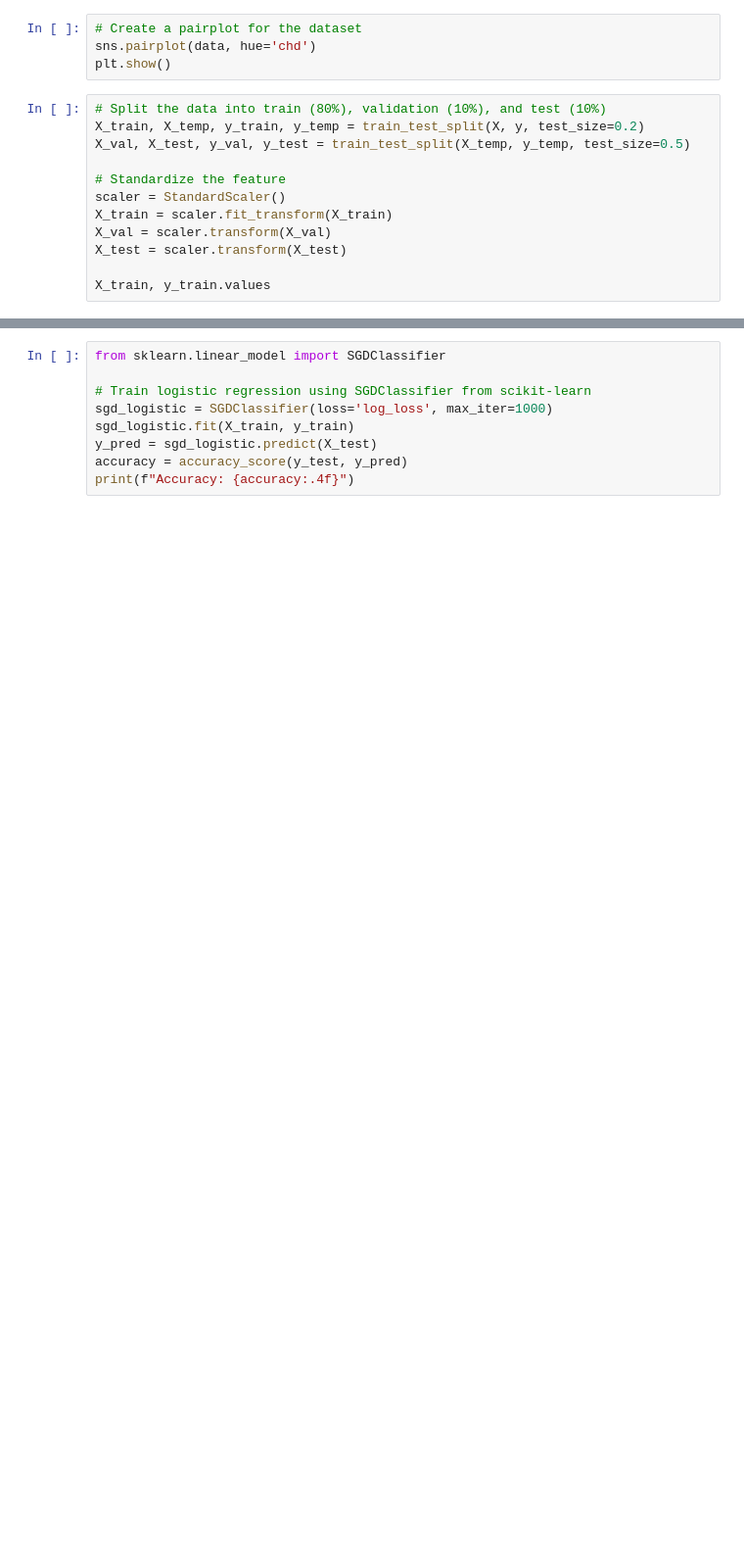
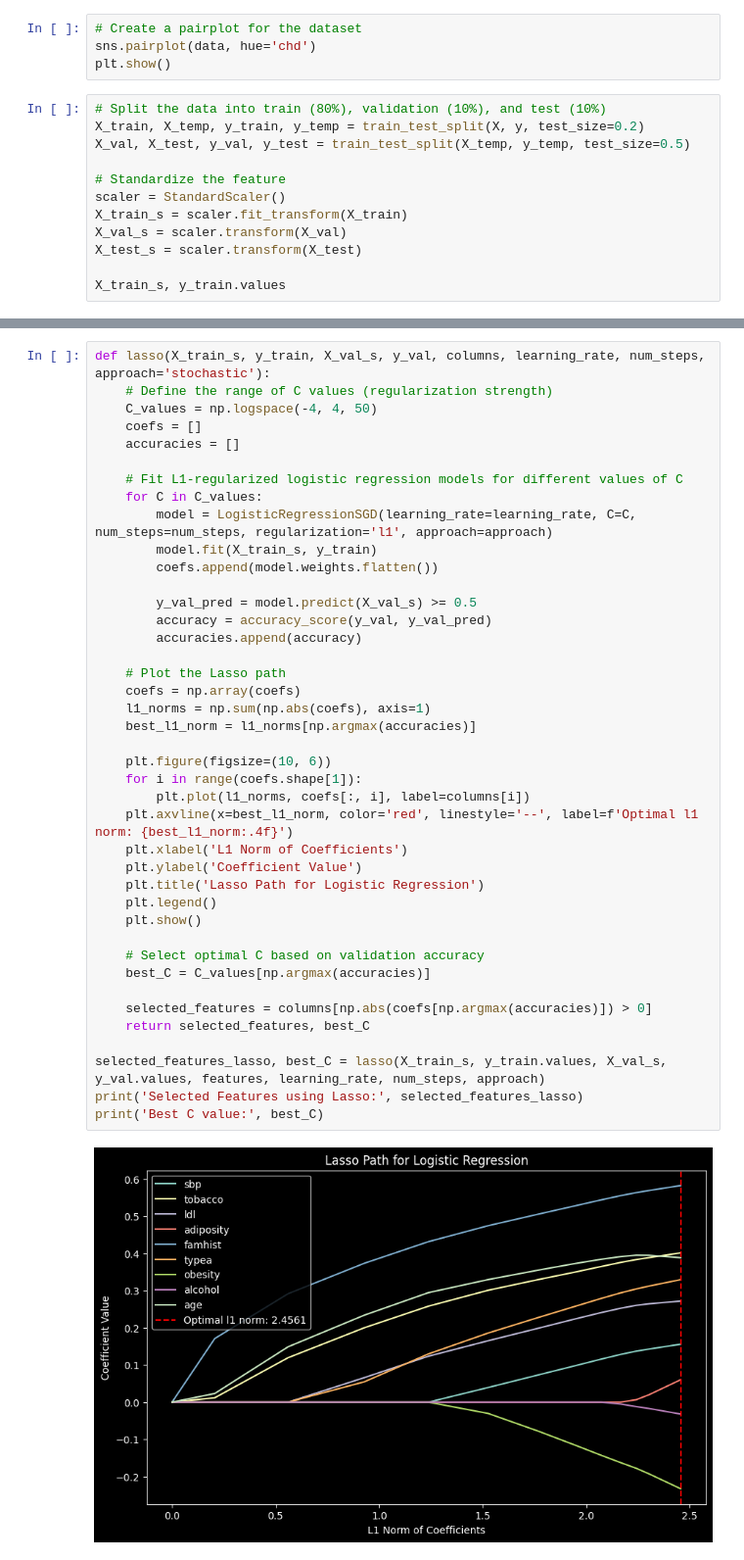
Before and after one commit to jaehho/junior_fall, a Jupyter notebook: frequentist/project_2/project_2.ipynb, the cells around one changed output, grey strips where cells are left out. Shown at 98% size. Cells and saved outputs as stored; diff of their text form; blank space fills up the shorter version.

```diff
--- a/frequentist/project_2/project_2.ipynb
+++ b/frequentist/project_2/project_2.ipynb
@@ -46,8 +97,8 @@ X_val, X_test, y_val, y_test = train_test_split(X_temp, y_temp, test_size=0.5)
 
 # Standardize the feature
 scaler = StandardScaler()
-X_train = scaler.fit_transform(X_train)
-X_val = scaler.transform(X_val)
-X_test = scaler.transform(X_test)
+X_train_s = scaler.fit_transform(X_train)
+X_val_s = scaler.transform(X_val)
+X_test_s = scaler.transform(X_test)
 
-X_train, y_train.values
+X_train_s, y_train.values
@@ -136,9 +201,43 @@ print(f'Accuracy: {accuracy:.2f}')
-# %%
-from sklearn.linear_model import SGDClassifier
-
-# Train logistic regression using SGDClassifier from scikit-learn
-sgd_logistic = SGDClassifier(loss='log_loss', max_iter=1000)
-sgd_logistic.fit(X_train, y_train)
-y_pred = sgd_logistic.predict(X_test)
-accuracy = accuracy_score(y_test, y_pred)
-print(f"Accuracy: {accuracy:.4f}")
+# %%
+def lasso(X_train_s, y_train, X_val_s, y_val, columns, learning_rate, num_steps, approach='stochastic'):
+    # Define the range of C values (regularization strength)
+    C_values = np.logspace(-4, 4, 50)
+    coefs = []
+    accuracies = []
+
+    # Fit L1-regularized logistic regression models for different values of C
+    for C in C_values:
+        model = LogisticRegressionSGD(learning_rate=learning_rate, C=C, num_steps=num_steps, regularization='l1', approach=approach)
+        model.fit(X_train_s, y_train)
+        coefs.append(model.weights.flatten())
+
+        y_val_pred = model.predict(X_val_s) >= 0.5
+        accuracy = accuracy_score(y_val, y_val_pred)
+        accuracies.append(accuracy)
+
+    # Plot the Lasso path
+    coefs = np.array(coefs)
+    l1_norms = np.sum(np.abs(coefs), axis=1)
+    best_l1_norm = l1_norms[np.argmax(accuracies)]
+
+    plt.figure(figsize=(10, 6))
+    for i in range(coefs.shape[1]):
+        plt.plot(l1_norms, coefs[:, i], label=columns[i])
+    plt.axvline(x=best_l1_norm, color='red', linestyle='--', label=f'Optimal l1 norm: {best_l1_norm:.4f}')
+    plt.xlabel('L1 Norm of Coefficients')
+    plt.ylabel('Coefficient Value')
+    plt.title('Lasso Path for Logistic Regression')
+    plt.legend()
+    plt.show()
+
+    # Select optimal C based on validation accuracy
+    best_C = C_values[np.argmax(accuracies)]
+
+    selected_features = columns[np.abs(coefs[np.argmax(accuracies)]) > 0]
+    return selected_features, best_C
+
+selected_features_lasso, best_C = lasso(X_train_s, y_train.values, X_val_s, y_val.values, features, learning_rate, num_steps, approach)
+print('Selected Features using Lasso:', selected_features_lasso)
+print('Best C value:', best_C)
+# %% [output]
+[figure, added]
```
Also changed, not shown: parts of 24 cells of this notebook, 1 other file.
